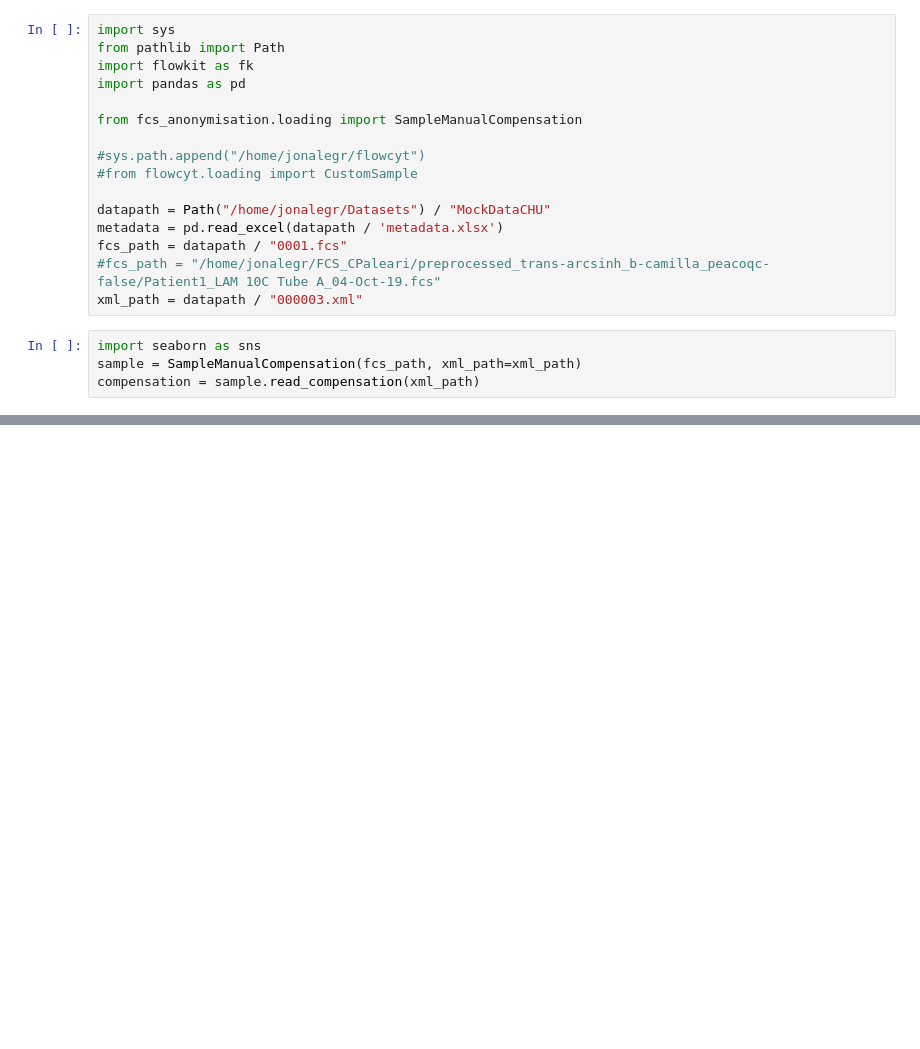
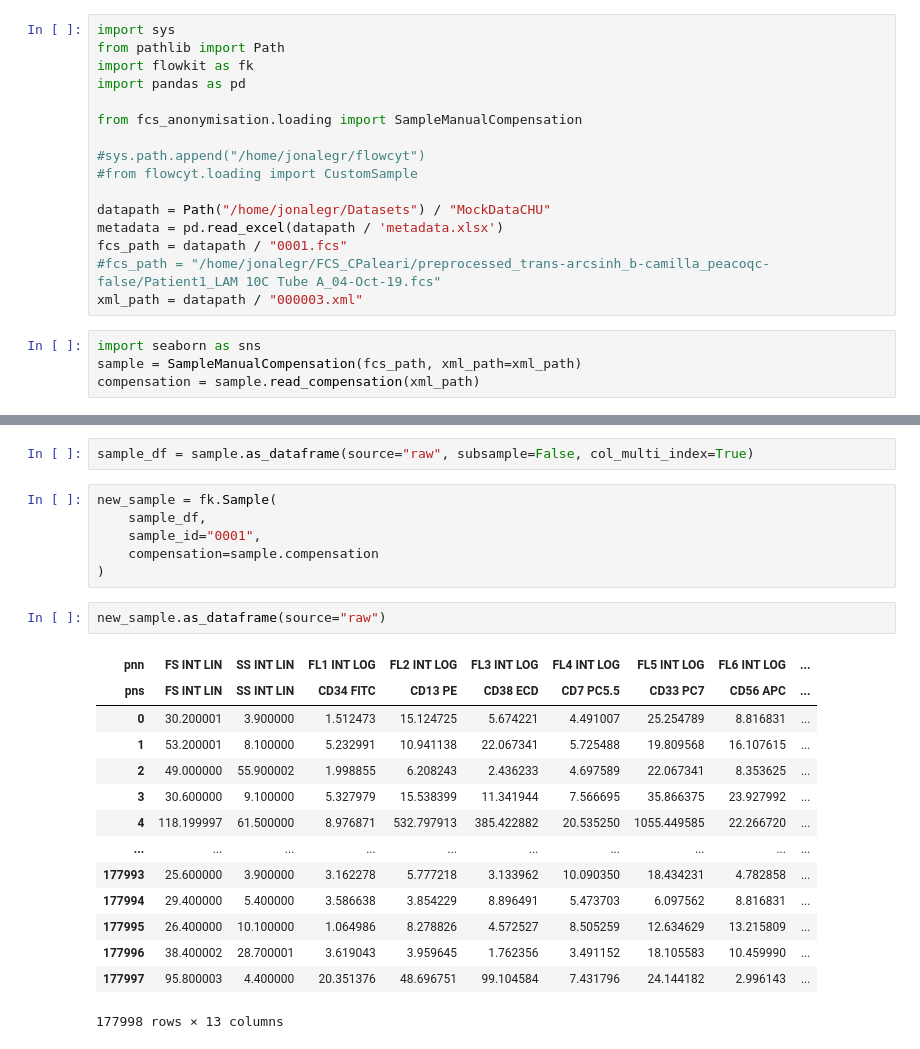
Before and after one commit to jonathan-legrand/anonymisation, a Jupyter notebook: load_fake_data.ipynb, the cells around one changed output, grey strips where cells are left out. Drawn from its saved outputs; the diff is of its cells as text; blank space fills up the shorter version.

Commit message:
New sample from old sample

```diff
--- a/load_fake_data.ipynb
+++ b/load_fake_data.ipynb
@@ -30,0 +31,25 @@ sns.heatmap(
+# %%
+sample_df = sample.as_dataframe(source="raw", subsample=False, col_multi_index=True)
+# %%
+new_sample = fk.Sample(
+    sample_df,
+    sample_id="0001",
+    compensation=sample.compensation
+)
+# %%
+new_sample.as_dataframe(source="raw")
+# %% [output]
+| pnn | FS INT LIN | SS INT LIN | FL1 INT LOG | FL2 INT LOG | FL3 INT LOG | FL4 INT LOG | FL5 INT LOG | FL6 INT LOG | ... |
+| pns | FS INT LIN | SS INT LIN | CD34 FITC | CD13 PE | CD38 ECD | CD7 PC5.5 | CD33 PC7 | CD56 APC | ... |
+| 0 | 30.200001 | 3.900000 | 1.512473 | 15.124725 | 5.674221 | 4.491007 | 25.254789 | 8.816831 | ... |
+| 1 | 53.200001 | 8.100000 | 5.232991 | 10.941138 | 22.067341 | 5.725488 | 19.809568 | 16.107615 | ... |
+| 2 | 49.000000 | 55.900002 | 1.998855 | 6.208243 | 2.436233 | 4.697589 | 22.067341 | 8.353625 | ... |
+| 3 | 30.600000 | 9.100000 | 5.327979 | 15.538399 | 11.341944 | 7.566695 | 35.866375 | 23.927992 | ... |
+| 4 | 118.199997 | 61.500000 | 8.976871 | 532.797913 | 385.422882 | 20.535250 | 1055.449585 | 22.266720 | ... |
+| ... | ... | ... | ... | ... | ... | ... | ... | ... | ... |
+| 177993 | 25.600000 | 3.900000 | 3.162278 | 5.777218 | 3.133962 | 10.090350 | 18.434231 | 4.782858 | ... |
+| 177994 | 29.400000 | 5.400000 | 3.586638 | 3.854229 | 8.896491 | 5.473703 | 6.097562 | 8.816831 | ... |
+| 177995 | 26.400000 | 10.100000 | 1.064986 | 8.278826 | 4.572527 | 8.505259 | 12.634629 | 13.215809 | ... |
+| 177996 | 38.400002 | 28.700001 | 3.619043 | 3.959645 | 1.762356 | 3.491152 | 18.105583 | 10.459990 | ... |
+| 177997 | 95.800003 | 4.400000 | 20.351376 | 48.696751 | 99.104584 | 7.431796 | 24.144182 | 2.996143 | ... |
+177998 rows × 13 columns
```
Also changed, not shown: parts of 3 cells of this notebook, 2 other files.
